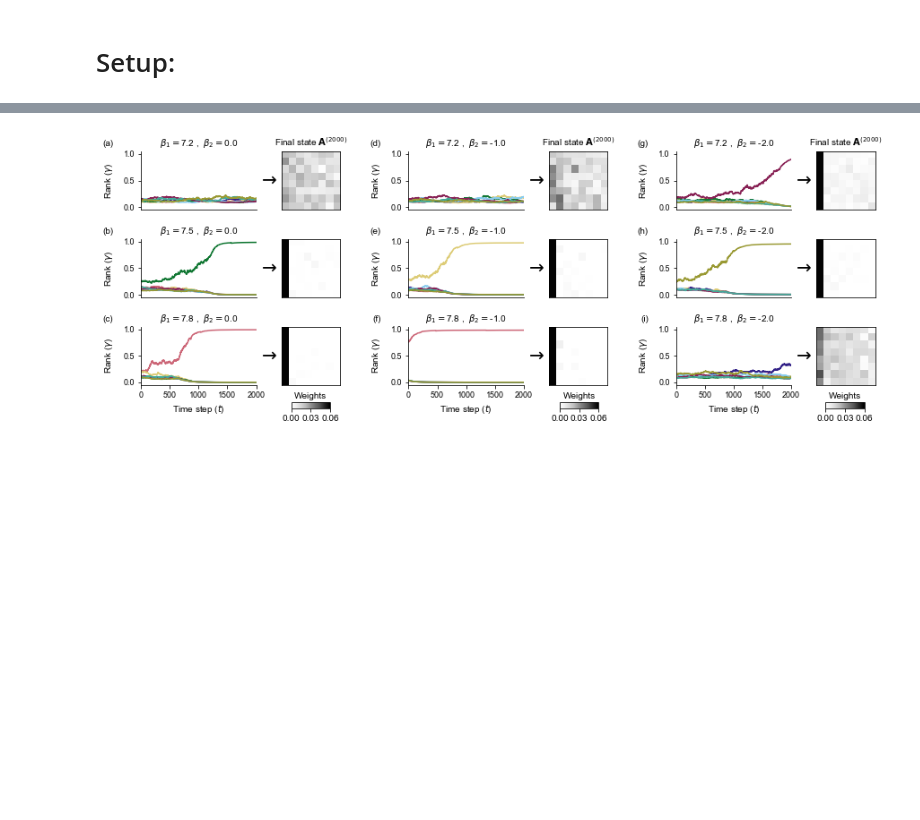
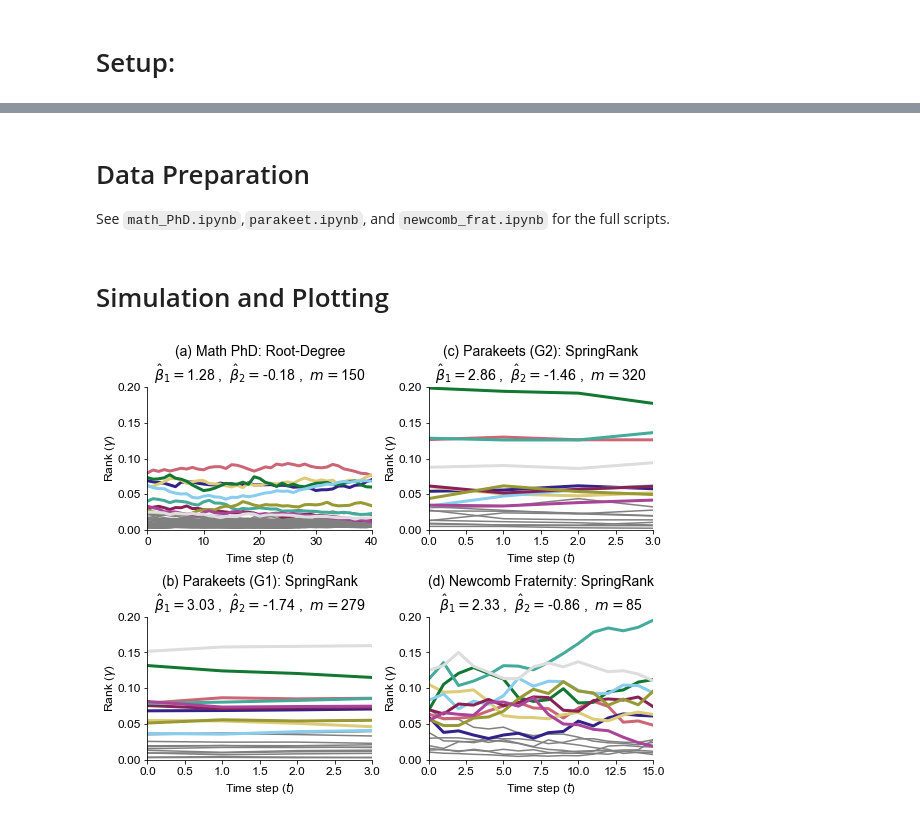
Before and after one commit to PhilChodrow/prestige_reinforcement, a Jupyter notebook: dynamics_with_data.ipynb, the cells around one changed output, grey strips where cells are left out. Cells and saved outputs as stored; diff of their text form; code cells hidden in the pictures; blank space fills up the shorter version.

Commit message:
code for simulating trajectories using inferred parameters

```diff
--- a/dynamics_with_data.ipynb
+++ b/dynamics_with_data.ipynb
@@ -26,13 +27,13 @@ SMALL_SIZE = 8
 MEDIUM_SIZE = 12
 BIGGER_SIZE = 14
 
-plt.rc('font', size=SMALL_SIZE)          # controls default text sizes
+plt.rc('font', size=SMALL_SIZE)           # controls default text sizes
 plt.rc('axes', titlesize=BIGGER_SIZE)     # fontsize of the axes title
-plt.rc('axes', labelsize=BIGGER_SIZE)    # fontsize of the x and y labels
+plt.rc('axes', labelsize=MEDIUM_SIZE)     # fontsize of the x and y labels
 plt.rc('xtick', labelsize=MEDIUM_SIZE)    # fontsize of the tick labels
 plt.rc('ytick', labelsize=MEDIUM_SIZE)    # fontsize of the tick labels
 plt.rc('legend', fontsize=MEDIUM_SIZE)    # legend fontsize
-plt.rc('figure', titlesize=BIGGER_SIZE)  # fontsize of the figure title
+plt.rc('figure', titlesize=BIGGER_SIZE)   # fontsize of the figure title
 # %%
 @jit(nopython=True)
 def linear_feature(s):
@@ -132,5 +45,0 @@ dynamics_gridplot(np.array([3.03,3.03]), np.array([-1.74,-1.74]), lambda A: home
-# %%
-aaa = np.array([-1.74,-1.74])
-bbb = np.array([-1.7,-1.7])
-for (i,j) in tuple(zip(aaa,bbb)):
-    print((i,j))
@@ -145,5 +46,4 @@ dynamics_gridplot(np.array([4, 5, 6]), np.array([0,-1,-2]), lambda A: powered_de
-# %%
-dynamics_gridplot(np.array([7.2, 7.5, 7.8]), np.array([0.0,-1.0,-2.0]), lambda A: PageRank_score(A), ymax = 1.05)
-# plt.savefig('fig/dynamics_pagerank_examples.png', bbox_inches = 'tight', dpi = 600)
-# %% [output]
-[figure, removed]
+# %% [markdown]
+# Data Preparation
+
+See `math_PhD.ipynb`,`parakeet.ipynb`, and `newcomb_frat.ipynb` for the full scripts.
@@ -149,0 +85,2 @@ dynamics_gridplot(np.array([7.2, 7.5, 7.8]), np.array([0.0,-1.0,-2.0]), lambda A
+# %% [markdown]
+# Simulation and Plotting
@@ -149,0 +159,20 @@ dynamics_gridplot(np.array([7.2, 7.5, 7.8]), np.array([0.0,-1.0,-2.0]), lambda A
+# %%
+# Input parmaeters
+# BETA_1, BETA_2, LAMBDA are the inferred values that give the best fit (see Table 4)
+LAMBDA    = np.array([ 0.87,  0.67,  0.40,  0.71])
+BETA_1    = np.array([ 1.28,  3.03,  2.86,  2.33])
+BETA_2    = np.array([-0.18, -1.74, -1.46, -0.86])
+
+# SCORE_FUNCTION lists the score funciton that gives the best fit above
+SCORE_FUNCTION = [lambda A: powered_degree_score(A, 0.5)] + [lambda A: homebrew_SpringRank_score(A.T)] * 3
+
+# N, M_UPDATES, N_ROUNDS, AZERO are extracted from the data
+N         = np.array([n_math, n_para1, n_para2, n_newcomb]) # [70, 21, 19, 17]
+M_UPDATES = np.array([m_math, m_para1, m_para2, m_newcomb]) # [150, 279, 320, 85]
+N_ROUNDS  = np.array([n_rounds_math, n_rounds_para1, n_rounds_para2, n_rounds_newcomb]) # [40, 3, 3, 15]
+AZERO     = [A0_math, A0_para1, A0_para2, A0_newcomb]
+
+GAMMA = dynamics_gridplot(BETA_1, BETA_2, LAMBDA, SCORE_FUNCTION, N, M_UPDATES, N_ROUNDS, AZERO)
+plt.savefig('fig/dynamics_with_inferred_params.png', bbox_inches = 'tight', dpi = 600)
+# %% [output]
+[figure, added]
```
Also changed, not shown: parts of 7 cells of this notebook, 3 other files.
